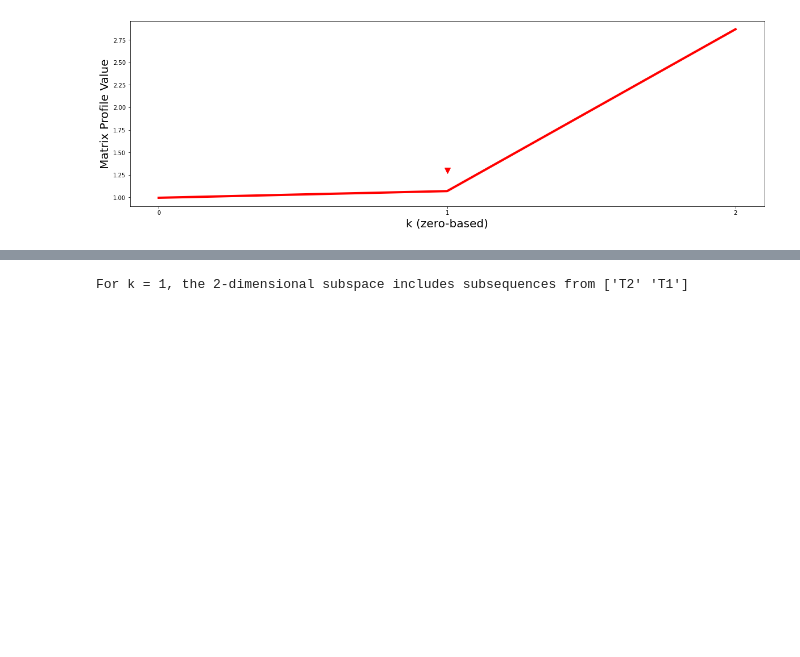
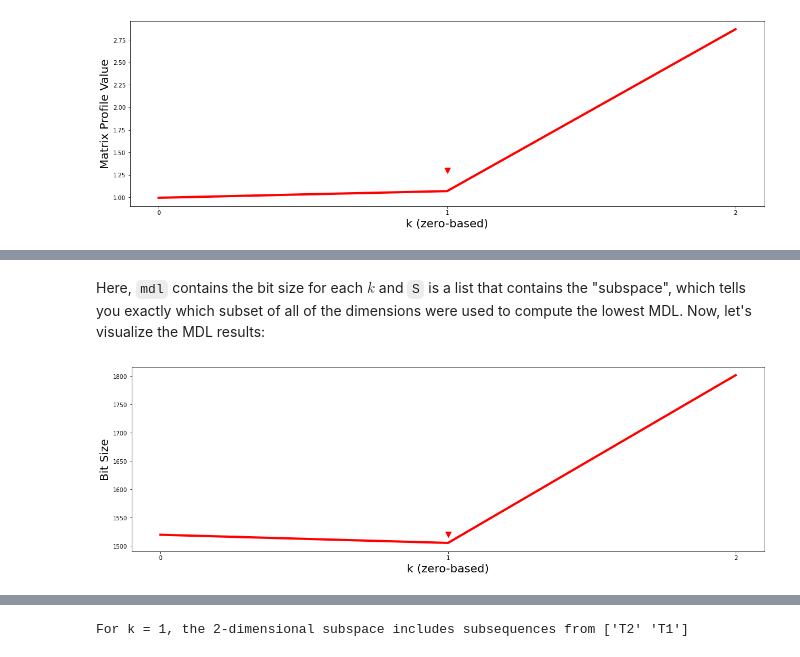
Before and after one commit to bcExpt-1123/Stumpy-python, a Jupyter notebook: docs/Tutorial_Multidimensional_Motif_Discovery.ipynb, the cells around one changed output, grey strips where cells are left out. Drawn from its saved outputs; the diff is of its cells as text; code cells hidden in the pictures; blank space fills up the shorter version.

```diff
--- a/docs/Tutorial_Multidimensional_Motif_Discovery.ipynb
+++ b/docs/Tutorial_Multidimensional_Motif_Discovery.ipynb
@@ -149,2 +149,2 @@ Consequently, the "$k$-dimensional motif" can be found by locating the two lowes
 # %%
-motifs_idx = np.argsort(mps, axis=1)[:, :2]
+motifs_idx = np.argsort(mps, axis=1)[:, 0]
@@ -151,3 +153,5 @@ motifs_idx = np.argsort(mps, axis=1)[:, :2]
+# %%
+nn_idx = indices[np.arange(len(motifs_idx)), motifs_idx]
 # %% [markdown]
 Finally, we can plot the $k$-dimensional matrix profile (orange lines) for all possible values of $k$ (i.e., `P1`, `P2`, and `P3`) alongside the original time series data (blue lines):
 # %%
@@ -198,0 +211,13 @@ plt.show()
+# %%
+mdl, S = stumpy.mdl(df, m, motifs_idx, nn_idx)
+# %% [markdown]
+Here, `mdl` contains the bit size for each $k$ and `S` is a list that contains the "subspace", which tells you exactly which subset of all of the dimensions were used to compute the lowest MDL. Now, let's visualize the MDL results:
+# %%
+plt.plot(np.arange(len(mdl)), mdl, c='red', linewidth='4')
+plt.xlabel('k (zero-based)', fontsize='20')
+plt.ylabel('Bit Size', fontsize='20')
+plt.xticks(range(mps.shape[0]))
+plt.plot(1, 1520, marker="v", markersize=10, color='red')
+plt.show()
+# %% [output]
+[figure, added]
```
Also changed, not shown: parts of 16 cells of this notebook, 2 other files.
